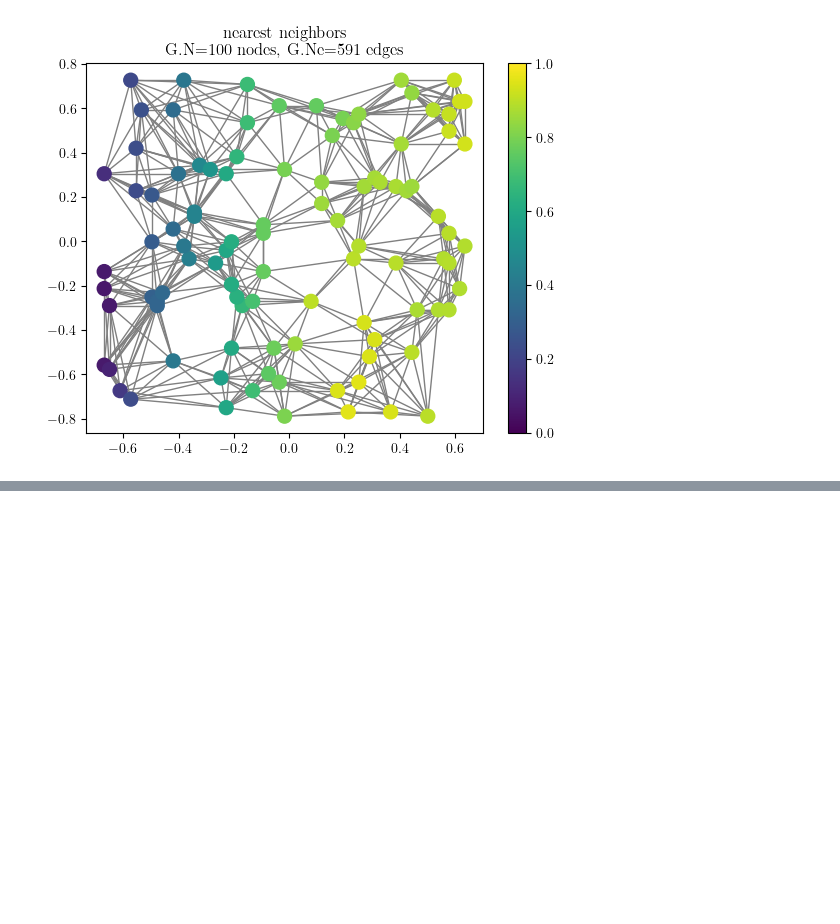
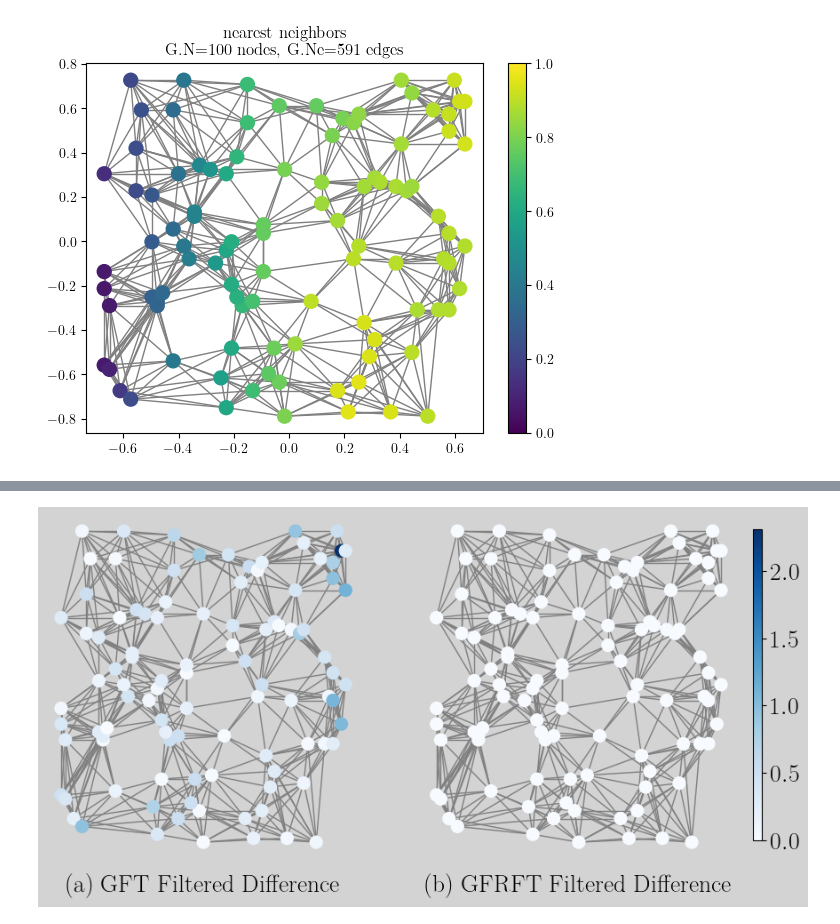
Before and after one commit to koc-lab/gfrft-unified, a Jupyter notebook: trainable/concept.ipynb, the cells around one changed output, grey strips where cells are left out. Saved outputs shown, nothing was run; the diff lists cells and outputs as text; code cells hidden in the pictures; blank space fills up the shorter version.

```diff
--- a/trainable/concept.ipynb
+++ b/trainable/concept.ipynb
@@ -278,3 +319,61 @@ Initial SNR: 5.38, Filtered SNR: 142.17
+# %%
+def filter_signal(
+    gfrft: GFRFT, noisy_signal: th.Tensor, diagonal_filter: th.Tensor, a: float
+) -> th.Tensor:
+    out = gfrft.gfrft(noisy_signal, a=a, dim=0)
+    out = th.mul(diagonal_filter, out)
+    return gfrft.igfrft(out, a=a, dim=0)
+
+
+def plot_filtered_signal(
+    graph,
+    gfrft: GFRFT,
+    signal: th.Tensor,
+    noisy_signal: th.Tensor,
+    diagonal_filter: th.Tensor,
+    order: float,
+    cmp: str = "Blues",
+) -> None:
+    filtered_gft = filter_signal(gfrft, noisy_signal, diagonal_filter, a=1.00)
+    diff_gft = (signal - filtered_gft).abs()
+
+    filtered_gfrft = filter_signal(gfrft, noisy_signal, diagonal_filter, a=order)
+    diff_gfrft = (signal - filtered_gfrft).abs()
+
+    min_limit = min(diff_gft.min().item(), diff_gfrft.min().item())
+    max_limit = max(diff_gft.max().item(), diff_gfrft.max().item())
+    limits = [min_limit, max_limit]
+
+    diffs = [diff_gft, diff_gfrft]
+    labels = [r"(a) GFT Filtered Difference", r"(b) GFRFT Filtered Difference"]
+    plt.rcParams["image.cmap"] = cmp
+    fig, axs = plt.subplots(1, 2, figsize=(10, 5))
+    for ax, sig, label in zip(axs, diffs, labels):
+        psignal = sig.cpu().numpy()
+        graph.plot_signal(
+            psignal,
+            limits=limits,
+            colorbar=False,
+            ax=ax,
+        )
+        plt.title("")
+        plt.axis("off")
+        ax.set_title("")  # Remove the title
+        ax.axis("off")  # Remove the axes
+        ax.annotate(label, xy=(0.5, -0.1), xycoords="axes fraction", ha="center", fontsize=20)
+
+    cbar_ax = fig.add_axes([0.92, 0.15, 0.01, 0.7])  # [left, bottom, width, height]
+    sm = plt.cm.ScalarMappable(cmap=cmp, norm=plt.Normalize(vmin=min_limit, vmax=max_limit))  # type: ignore
+    fig.colorbar(sm, cax=cbar_ax)
+    fig.patch.set_facecolor("lightgrey")
+    cbar_ax.tick_params(labelsize=20)
+    plt.savefig("filter_difference.eps", format="eps", dpi=300, bbox_inches="tight")
+
+
+curr_filter = model[0].filter.filter  # type: ignore
+plot_filtered_signal(graph, gfrft, signal, signal + noise, curr_filter, ORIGINAL_ORDER)
+# %% [output]
+[figure, added]
 # %%
 signal_ordinary_spectrum = gft.gft(signal)
 noise_ordinary_spectrum = gft.gft(noise)
```
Also changed, not shown: parts of 4 cells of this notebook.
